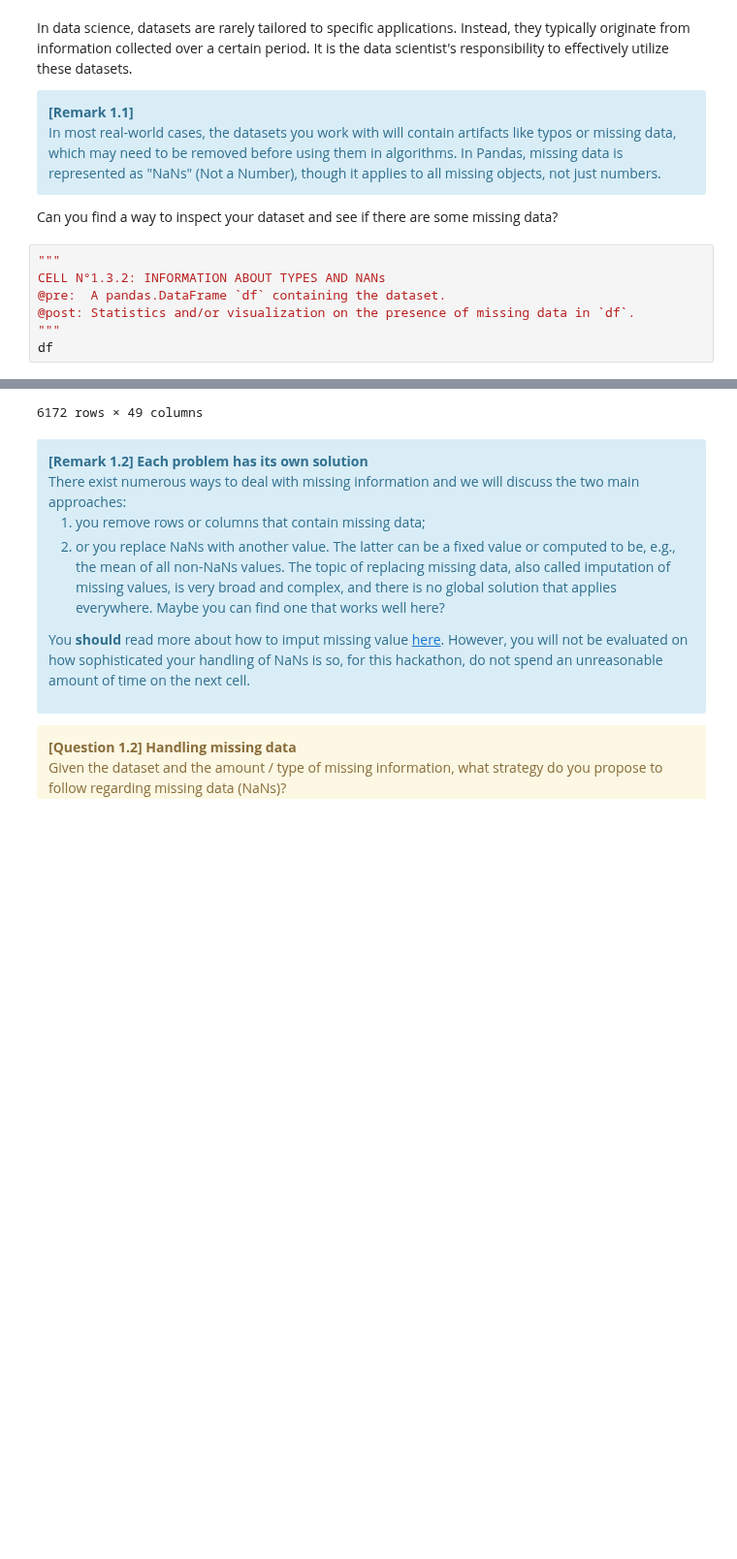
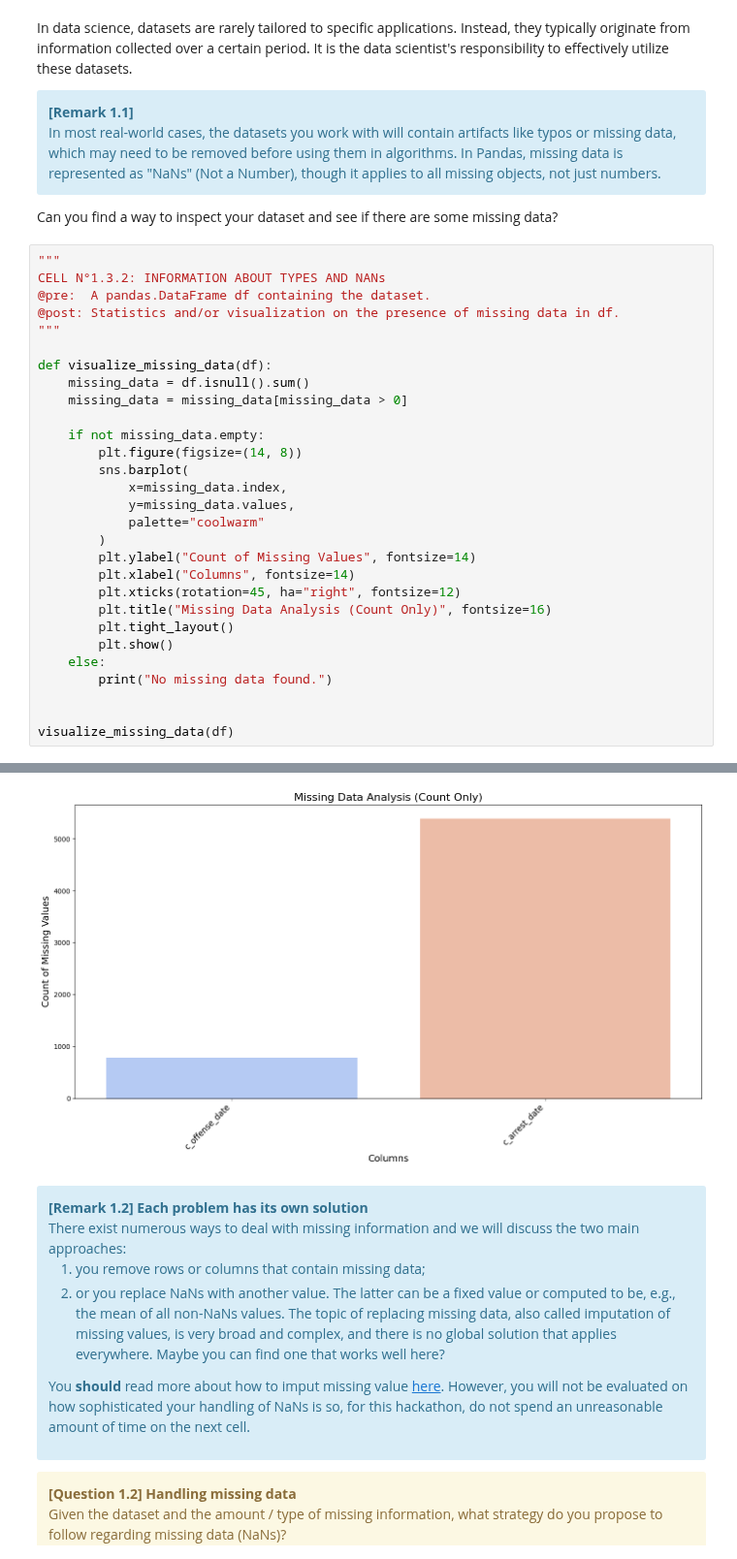
Before and after one commit to rbellens1/Hackaton, a Jupyter notebook: Hackathon3/H3-Clustering-Student.ipynb, the cells around one changed output, grey strips where cells are left out. Shown at 97% size. Saved outputs shown, nothing was run; the diff lists cells and outputs as text; blank space fills up the shorter version.

```diff
--- a/Hackathon3/H3-Clustering-Student.ipynb
+++ b/Hackathon3/H3-Clustering-Student.ipynb
@@ -328,8 +340,30 @@ Can you find a way to inspect your dataset and see if there are some missing dat
 # %%
 """
 CELL N°1.3.2: INFORMATION ABOUT TYPES AND NANs
-@pre:  A pandas.DataFrame `df` containing the dataset.
-@post: Statistics and/or visualization on the presence of missing data in `df`.
+@pre:  A pandas.DataFrame df containing the dataset.
+@post: Statistics and/or visualization on the presence of missing data in df.
 """
-df
+
+def visualize_missing_data(df):
+    missing_data = df.isnull().sum()
+    missing_data = missing_data[missing_data > 0]
+
+    if not missing_data.empty:
+        plt.figure(figsize=(14, 8))
+        sns.barplot(
+            x=missing_data.index,
+            y=missing_data.values,
+            palette="coolwarm"
+        )
+        plt.ylabel("Count of Missing Values", fontsize=14)
+        plt.xlabel("Columns", fontsize=14)
+        plt.xticks(rotation=45, ha="right", fontsize=12)
+        plt.title("Missing Data Analysis (Count Only)", fontsize=16)
+        plt.tight_layout()
+        plt.show()
+    else:
+        print("No missing data found.")
+
+
+visualize_missing_data(df)
 # %% [output]
@@ -348,4 +370,4 @@ df
-6172 rows × 49 columns
+[figure, added]
 # %% [markdown]
 <div class="alert alert-info">
 <b>[Remark 1.2] Each problem has its own solution</b> <br>
```
Also changed, not shown: parts of 5 cells of this notebook.
